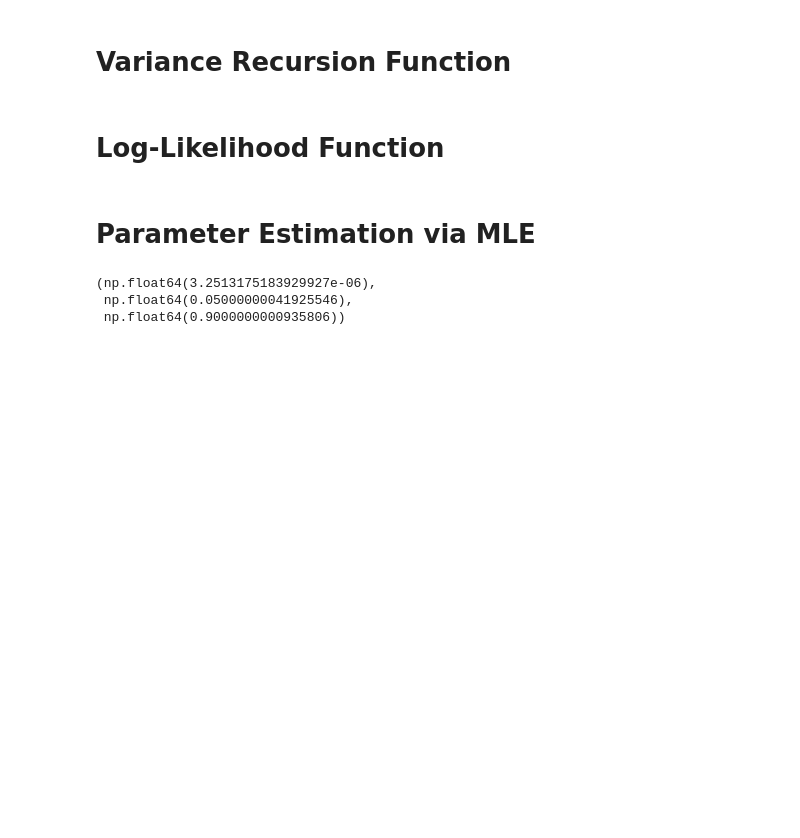
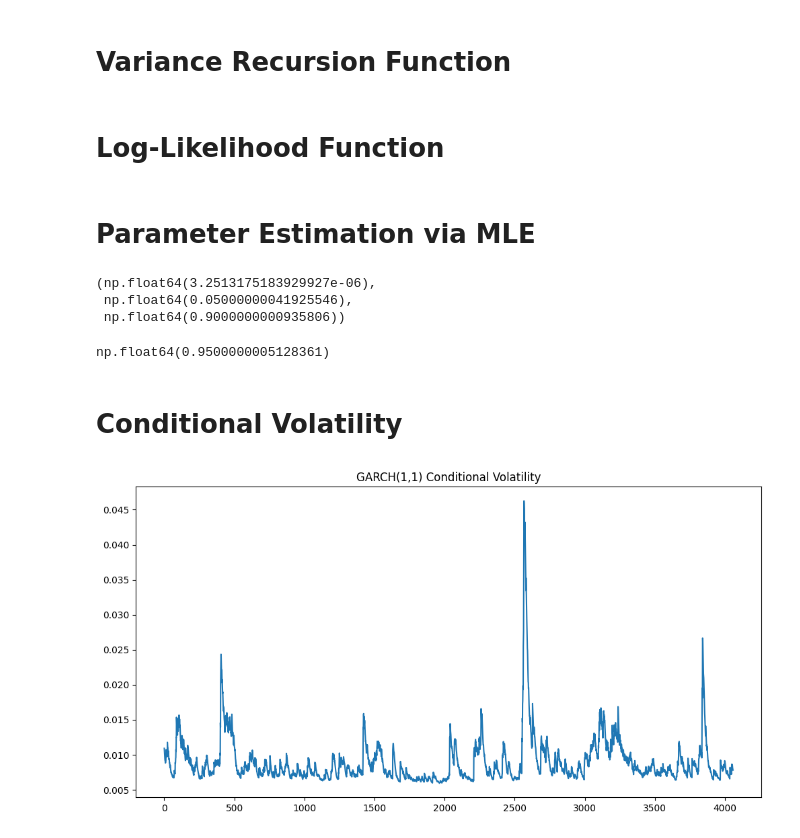
Before and after one commit to akhyear/GARCHVolatilityProject, a Jupyter notebook: notebooks/05_garch_from_scratch_mle.ipynb, the cells around one changed output. Cells and saved outputs as stored; diff of their text form; code cells hidden in the pictures; blank space fills up the shorter version.

Commit message:
Conditional Volatility

```diff
--- a/notebooks/05_garch_from_scratch_mle.ipynb
+++ b/notebooks/05_garch_from_scratch_mle.ipynb
@@ -104,3 +104,19 @@ omega_hat, alpha_hat, beta_hat
 (np.float64(3.2513175183929927e-06),
  np.float64(0.05000000041925546),
  np.float64(0.9000000000935806))
+# %%
+alpha_hat + beta_hat
+# %% [output]
+np.float64(0.9500000005128361)
+# %% [markdown]
+# Conditional Volatility
+# %%
+sigma2_hat = garch_variance(result.x, returns)
+sigma_hat = np.sqrt(sigma2_hat)
+
+plt.figure(figsize=(12,6))
+plt.plot(sigma_hat)
+plt.title("GARCH(1,1) Conditional Volatility")
+plt.show()
+# %% [output]
+[figure, added]
```
